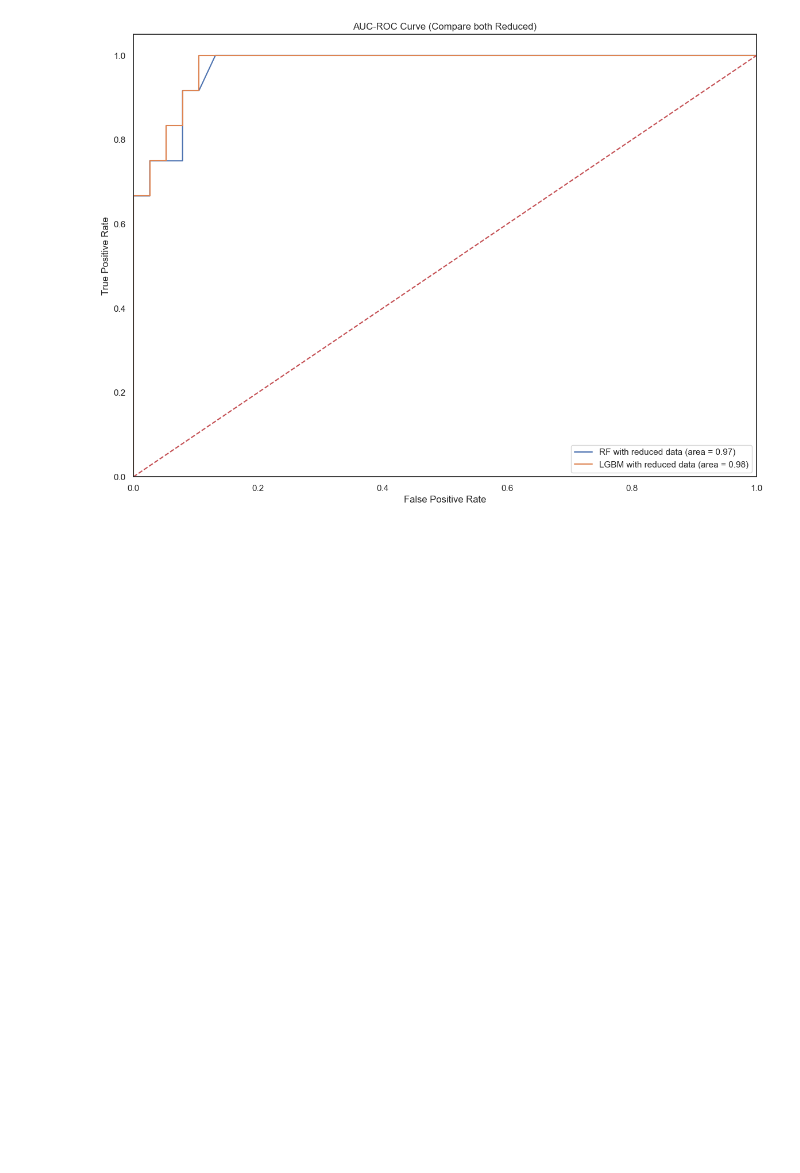
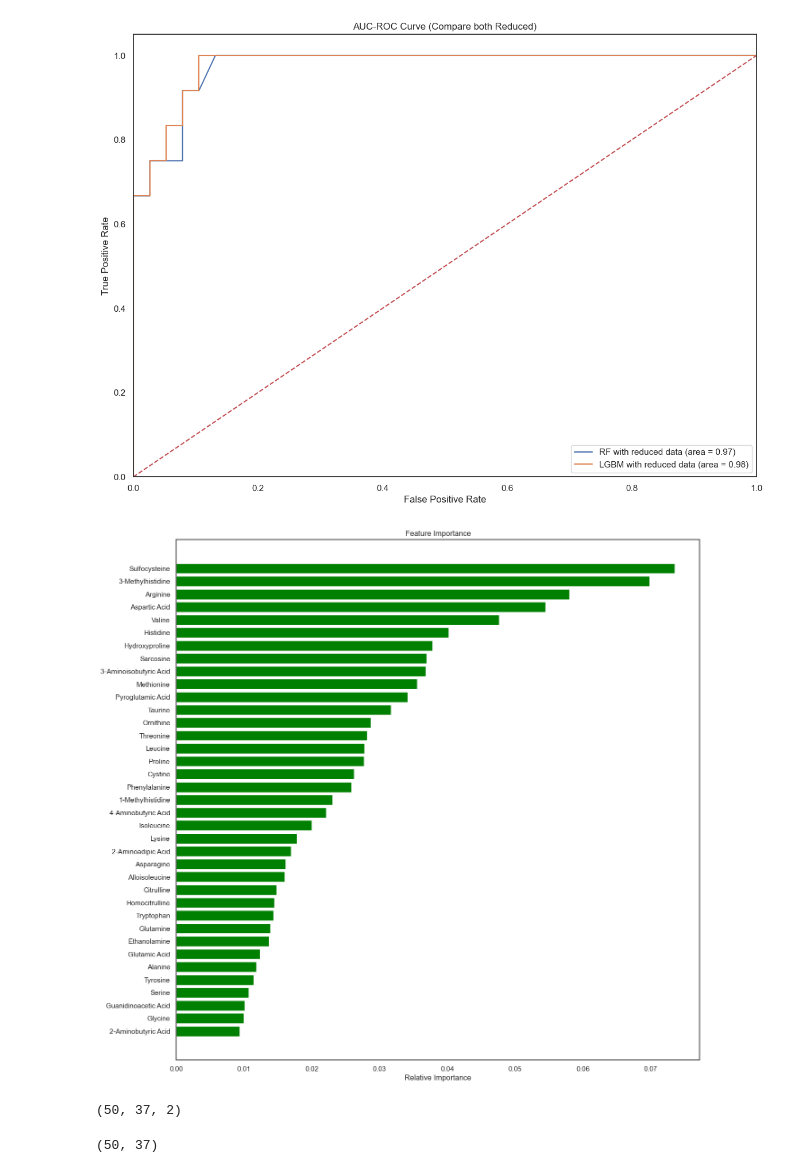
Before and after one commit to APS301123/TryingMetabolomicData, a Jupyter notebook: TryMetabolomicsData/Code/TryMetaData.ipynb, the cells around one changed output. Saved outputs shown, nothing was run; the diff lists cells and outputs as text; code cells hidden in the pictures; blank space fills up the shorter version.

Commit message:
Update code to include custom functions, feature importance, and SHAP

```diff
--- a/TryMetabolomicsData/Code/TryMetaData.ipynb
+++ b/TryMetabolomicsData/Code/TryMetaData.ipynb
@@ -339,3 +373,28 @@ plt.savefig('AUC-ROC')
 plt.show()
 # %% [output]
 [figure]
+# %%
+importances = rf.feature_importances_
+indices = np.argsort(importances)
+
+plt.figure(figsize=(15,15))
+plt.title('Feature Importance')
+plt.barh(range(len(indices)), importances[indices], color='green', align='center')
+plt.yticks(range(len(indices)), [df_features.columns.tolist()[i] for i in indices])
+plt.xlabel('Relative Importance')
+plt.show()
+# %% [output]
+[figure, added]
+# %%
+#assign explainer object
+explainer = shap.Explainer(rf)
+
+#calculate shap values
+shap_values = explainer(X_test)
+shap_values.shape
+# %% [output]
+(50, 37, 2)
+# %%
+X_test.shape
+# %% [output]
+(50, 37)
```
Also changed, not shown: parts of 15 cells of this notebook, 1 other file.
